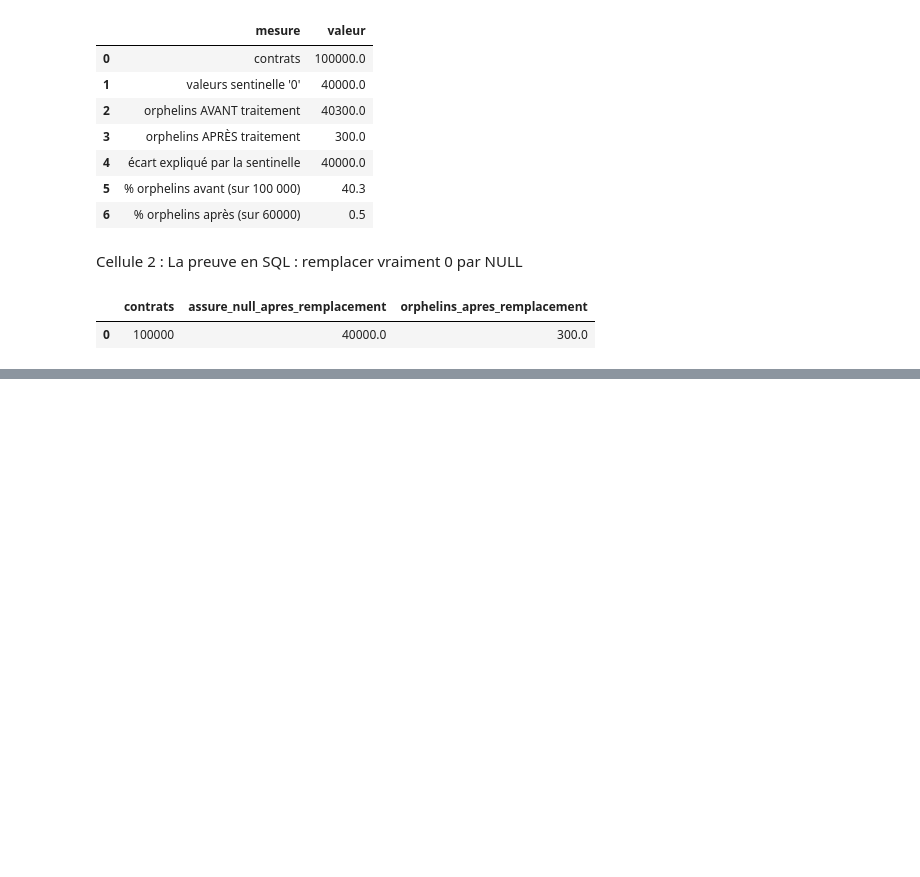
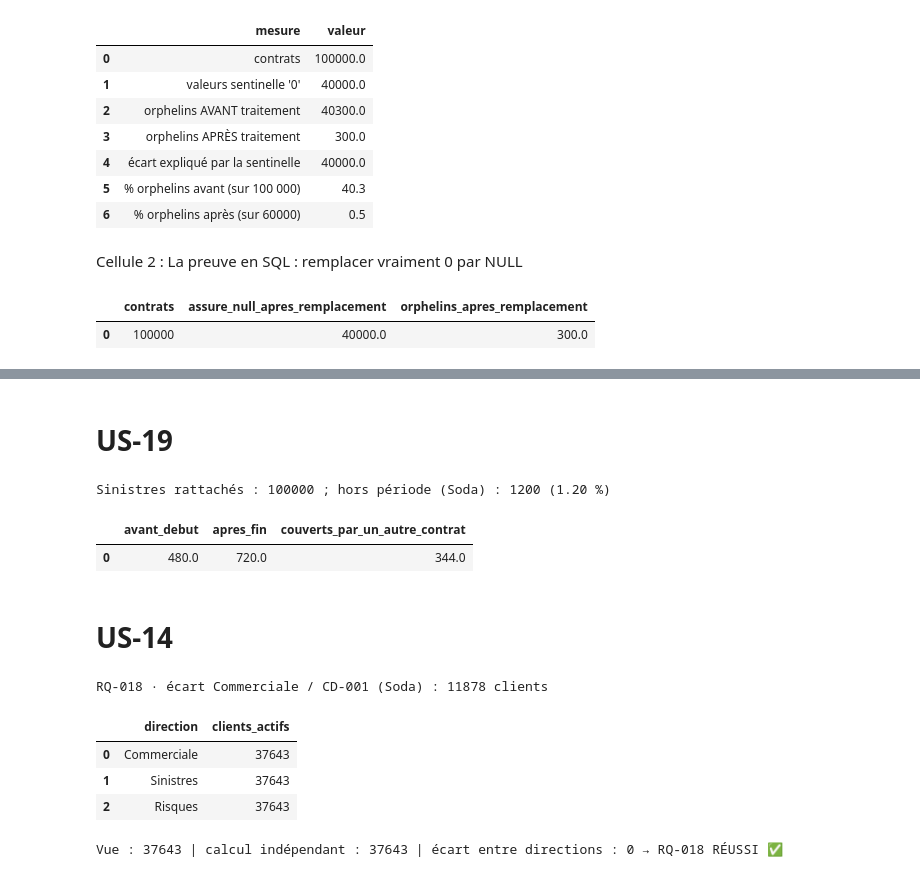
Before and after one commit to Samii05/td-qualite-g01, a Jupyter notebook: notebooks/S3_01.ipynb, the cells around one changed output, grey strips where cells are left out. Drawn from its saved outputs; the diff is of its cells as text; code cells hidden in the pictures; blank space fills up the shorter version.

```diff
--- a/notebooks/S3_01.ipynb
+++ b/notebooks/S3_01.ipynb
@@ -327,0 +330,4 @@ WHERE c._batch_id = :b
+# %%
+def executer(sql, **params):
+    with engine.begin() as c:
+        c.execute(text(sql), params)
@@ -327,0 +404,65 @@ WHERE c._batch_id = :b
+# %% [markdown]
+# **US-19**
+# %%
+rattaches = total("""SELECT COUNT(*) FROM bronze.crm_sinistre s
+                     JOIN bronze.crm_contrat c ON c.contrat_id = s.contrat_id AND c._batch_id = :b
+                     WHERE s._batch_id = :b""")
+hors_periode = valeur("RQ-017")
+print(f"Sinistres rattachés : {rattaches} ; hors période (Soda) : {hors_periode} ({100 * hors_periode / rattaches:.2f} %)")
+
+# Détail : avant le début ou après la fin ? Et un autre contrat du même souscripteur couvrait-il la date ?
+detail = lire("""
+    SELECT SUM(s.date_survenance < c.date_debut) AS avant_debut,
+           SUM(s.date_survenance > c.date_fin)   AS apres_fin,
+           SUM(EXISTS (SELECT 1 FROM bronze.crm_contrat c2
+                       WHERE c2._batch_id = :b AND c2.souscripteur_id = c.souscripteur_id
+                         AND c2.contrat_id <> c.contrat_id
+                         AND s.date_survenance BETWEEN c2.date_debut AND c2.date_fin)) AS couverts_par_un_autre_contrat
+    FROM bronze.crm_sinistre s
+    JOIN bronze.crm_contrat c ON c.contrat_id = s.contrat_id AND c._batch_id = :b
+    WHERE s._batch_id = :b AND NOT (s.date_survenance BETWEEN c.date_debut AND c.date_fin)""", b=BATCH)
+display(detail)
+# %% [output]
+Sinistres rattachés : 100000 ; hors période (Soda) : 1200 (1.20 %)
+|  | avant_debut | apres_fin | couverts_par_un_autre_contrat |
+| 0 | 480.0 | 720.0 | 344.0 |
+# %% [markdown]
+# **US-14**
+# %%
+# Diagnostic Soda (US-12) : écart entre l'ancienne définition Commerciale et CD-001
+print("RQ-018 · écart Commerciale / CD-001 (Soda) :", valeur("RQ-018"), "clients")
+
+# La condition de la fiche CD-001 (requête de ma collègue) : contrat en cours ET cotisation sur 3 mois
+CONDITION_CD001 = """
+    k._batch_id = 'L-2026-10-01'
+    AND STR_TO_DATE(k.date_debut, '%Y-%m-%d') <= '2026-10-01'
+    AND STR_TO_DATE(k.date_fin,   '%Y-%m-%d') >= '2026-10-01'
+    AND STR_TO_DATE(k.date_derniere_cotisation, '%Y-%m-%d') >= DATE_SUB('2026-10-01', INTERVAL 3 MONTH)"""
+
+# Une seule vue, interrogée par les trois directions
+executer(f"""CREATE OR REPLACE VIEW dq.v_client_actif_bronze AS
+             SELECT DISTINCT c.client_id
+             FROM bronze.crm_contrat k
+             JOIN bronze.crm_client c ON c.client_id = k.souscripteur_id AND c._batch_id = k._batch_id
+             WHERE {CONDITION_CD001}""")
+
+# Les trois directions interrogent la même vue : même chiffre
+directions = pd.DataFrame([{"direction": d, "clients_actifs": total("SELECT COUNT(*) FROM dq.v_client_actif_bronze")}
+                           for d in ["Commerciale", "Sinistres", "Risques"]])
+display(directions)
+
+# Contrôle RQ-018 : la vue donne-t-elle le même chiffre que le calcul indépendant du fichier Soda ?
+independant = total("""SELECT COUNT(DISTINCT CASE WHEN c.date_debut <= '2026-10-01' AND c.date_fin >= '2026-10-01'
+                                            AND c.date_derniere_cotisation >= '2026-07-01' THEN c.souscripteur_id END)
+                       FROM bronze.crm_contrat c JOIN bronze.crm_client k ON k.client_id = c.souscripteur_id AND k._batch_id = :b
+                       WHERE c._batch_id = :b""")
+vue = directions.clients_actifs.iloc[0]
+print(f"Vue : {vue} | calcul indépendant : {independant} | écart entre directions : 0 → RQ-018",
+      "RÉUSSI ✅" if vue == independant else "ÉCHOUÉ ❌")
+# %% [output]
+RQ-018 · écart Commerciale / CD-001 (Soda) : 11878 clients
+|  | direction | clients_actifs |
+| 0 | Commerciale | 37643 |
+| 1 | Sinistres | 37643 |
+| 2 | Risques | 37643 |
+Vue : 37643 | calcul indépendant : 37643 | écart entre directions : 0 → RQ-018 RÉUSSI ✅
```
Also changed, not shown: parts of 2 cells of this notebook, 7 other files.
